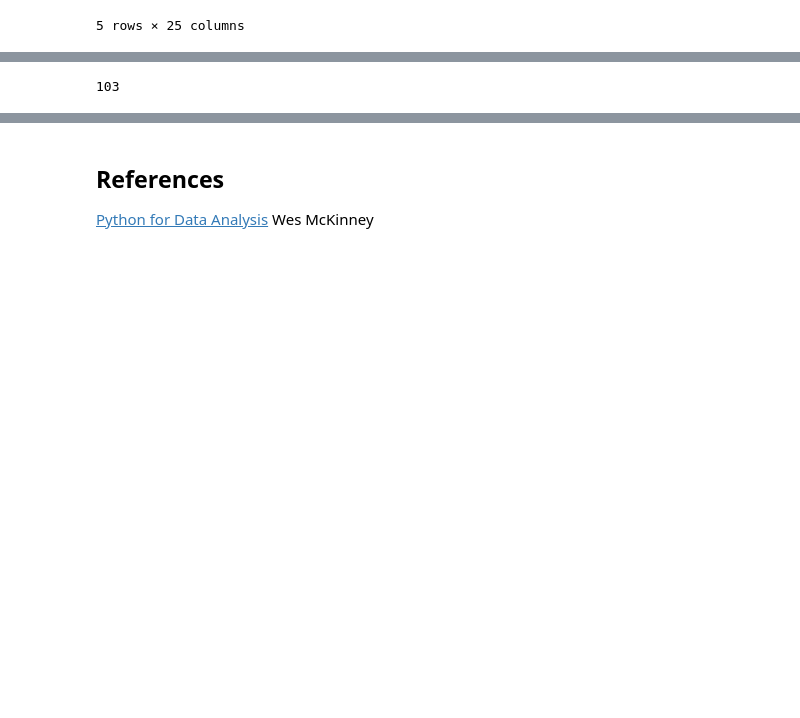
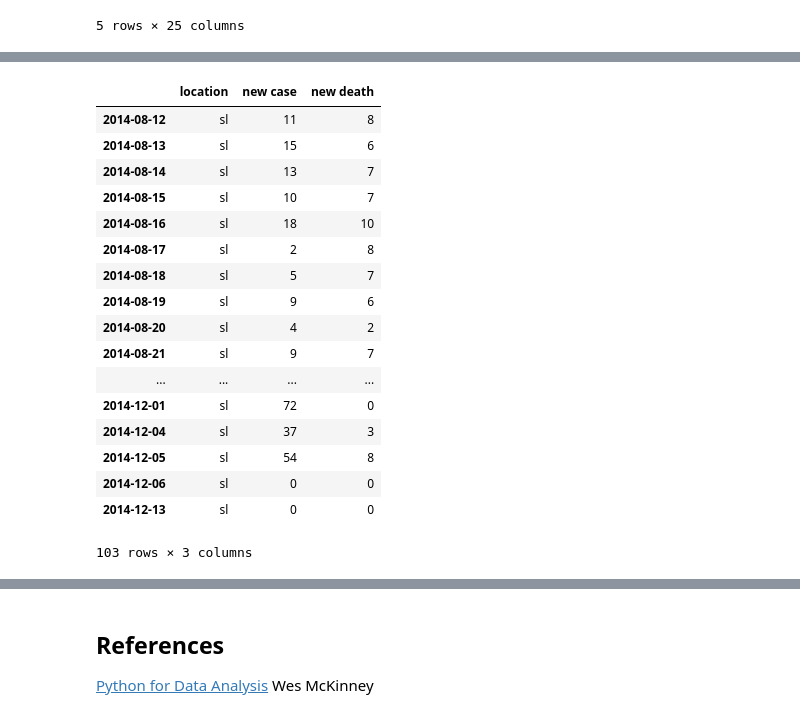
Before and after one commit to sorooshafiee/ADA-SAF, a Jupyter notebook: 01 - Pandas and Data Wrangling/Intro to Pandas.ipynb, the cells around one changed output, grey strips where cells are left out. Drawn from its saved outputs; the diff is of its cells as text; code cells hidden in the pictures; blank space fills up the shorter version.

```diff
--- a/01 - Pandas and Data Wrangling/Intro to Pandas.ipynb
+++ b/01 - Pandas and Data Wrangling/Intro to Pandas.ipynb
@@ -2232,5 +897,4 @@ sub_df2 = pd.DataFrame({'location': 'liberia', 'new case': Case2.values, 'new de
 # %%
 filenames = []
 filenames = glob.glob(path + "sl_data/*.csv")
-df3 = pd.concat(pd.read_csv(filename) for filename in filenames)
-df3.head()
+df3 = pd.concat(pd.read_csv(filename, na_values=['-']) for filename in filenames)
@@ -2270,0 +923,4 @@ array(['population', 'new_noncase', 'new_suspected', 'new_probable',
+# %%
+Case3 = df3[df3.variable == 'new_confirmed'].National
+Death3 = df3[df3.variable == 'etc_new_deaths'].National.copy()
+Death3
@@ -2270,0 +947,7 @@ array(['population', 'new_noncase', 'new_suspected', 'new_probable',
+# %%
+modify_Death3 = df3[df3.variable == 'etc_new_deaths'][
+    [col for col in df3.columns.values if col not in ['National', 'date', 'variable']]
+].apply(pd.to_numeric).sum(axis=1)
+# %%
+Death3[Death3.isnull()] = modify_Death3[Death3.isnull()]
+Death3.values
@@ -2271,10 +963,23 @@ array(['population', 'new_noncase', 'new_suspected', 'new_probable',
 # %%
-Case3 = df3[df3.variable == 'new_confirmed'].National
-Death3 = df3[df3.variable == 'etc_new_deaths'].National
-Date3= df3.date.unique()
-sub_df3 = pd.DataFrame({'location': 'sl', 'new case': Case3.values, 'new death': Death3.values},index=Date3)
-sub_df3.fillna(0, inplace=1)
+Date3= pd.DatetimeIndex(df3['date']).normalize().unique()
+sub_df3 = pd.DataFrame({'location': 'sl', 'new case': Case3.values, 'new death': Death3.values},index=Date3).fillna(0)
+sub_df3
+# %% [output]
+|  | location | new case | new death |
+| 2014-08-12 | sl | 11 | 8 |
+| 2014-08-13 | sl | 15 | 6 |
+| 2014-08-14 | sl | 13 | 7 |
+| 2014-08-15 | sl | 10 | 7 |
+| 2014-08-16 | sl | 18 | 10 |
+| 2014-08-17 | sl | 2 | 8 |
+| 2014-08-18 | sl | 5 | 7 |
+| 2014-08-19 | sl | 9 | 6 |
+| 2014-08-20 | sl | 4 | 2 |
+| 2014-08-21 | sl | 9 | 7 |
+| ... | ... | ... | ... |
+| 2014-12-01 | sl | 72 | 0 |
+| 2014-12-04 | sl | 37 | 3 |
+| 2014-12-05 | sl | 54 | 8 |
+| 2014-12-06 | sl | 0 | 0 |
+| 2014-12-13 | sl | 0 | 0 |
+103 rows × 3 columns
-# %%
-len(filenames)
-# %% [output]
-103
```
Also changed, not shown: parts of 169 cells of this notebook, 1 other file.
